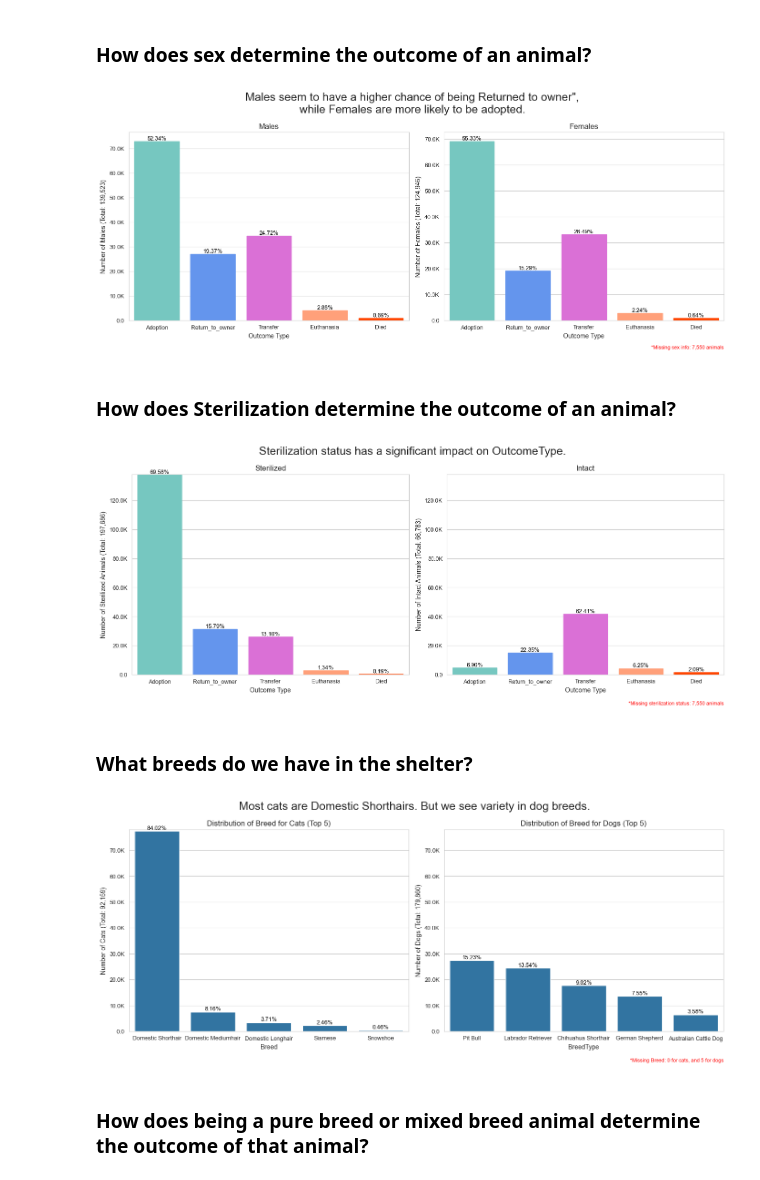
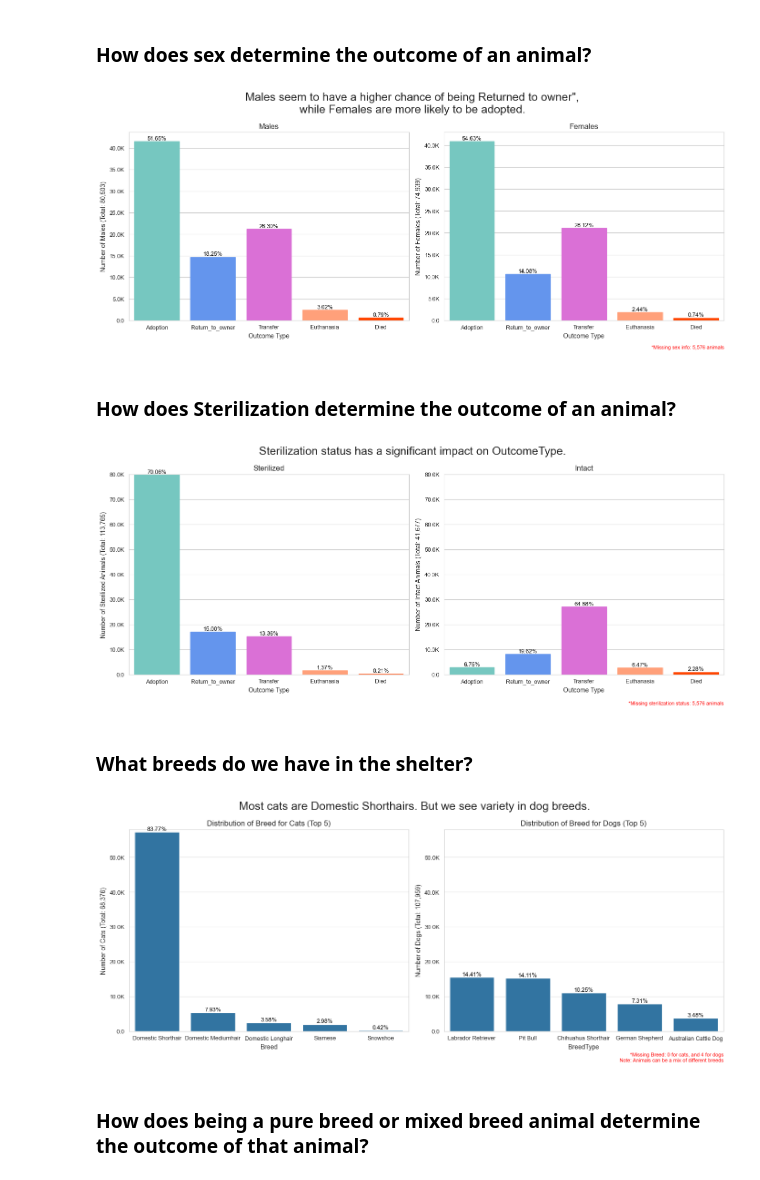
Before and after one commit to sandeepsanyal/Shelter-Animal-Outcomes, a Jupyter notebook: notebooks/exploratory_analysis.ipynb, the cells around one changed output. Saved outputs shown, nothing was run; the diff lists cells and outputs as text; code cells hidden in the pictures.

```diff
--- a/notebooks/exploratory_analysis.ipynb
+++ b/notebooks/exploratory_analysis.ipynb
@@ -19,13 +20,13 @@ import data_processing, viz
 # %%
+AnimalID=r"AnimalID"
+
 # Load and process the dataset
-processed_df = data_processing.process_data(
+processed_df, animal_data, breed, breed_mix, coat_color, coat_patterns = data_processing.process_data(
     home_dir=home_dir,
     data_file=r"Austin_Animal_Center_Outcomes_20250318",
-    AnimalID=r"AnimalID",
+    AnimalID=AnimalID,
     dep_var=r"OutcomeType"
 )
-
-AnimalID=r"AnimalID"
 
 # Display the few rows of the dataset
 processed_df.loc[
@@ -68,20 +68,30 @@ viz.viz_age(home_dir=home_dir, processed_df=processed_df)
 # %% [markdown]
 ### How does sex determine the outcome of an animal?
 # %%
-viz.viz_sex(home_dir=home_dir, processed_df=processed_df)
+viz.viz_sex(home_dir=home_dir, processed_df=animal_data)
 # %% [output]
-[figure, old version]
+[figure, new version]
 # %% [markdown]
 ### How does Sterilization determine the outcome of an animal?
 # %%
-viz.viz_sterilization(home_dir=home_dir, processed_df=processed_df)
+viz.viz_sterilization(home_dir=home_dir, processed_df=animal_data)
 # %% [output]
-[figure, old version]
+[figure, new version]
 # %% [markdown]
 ### What breeds do we have in the shelter?
 # %%
-viz.viz_breed(home_dir=home_dir, processed_df=processed_df, top_n=5)
+viz.viz_breed(
+    home_dir=home_dir,
+    processed_df=pd.merge(
+        left=animal_data,
+        right=breed,
+        left_on=AnimalID,
+        right_on=AnimalID,
+        how='left'
+    ),
+    top_n=5
+)
 # %% [output]
-[figure, old version]
+[figure, new version]
 # %% [markdown]
 ### How does being a pure breed or mixed breed animal determine the outcome of that animal?
```
Also changed, not shown: parts of 13 cells of this notebook, 4 other files.
